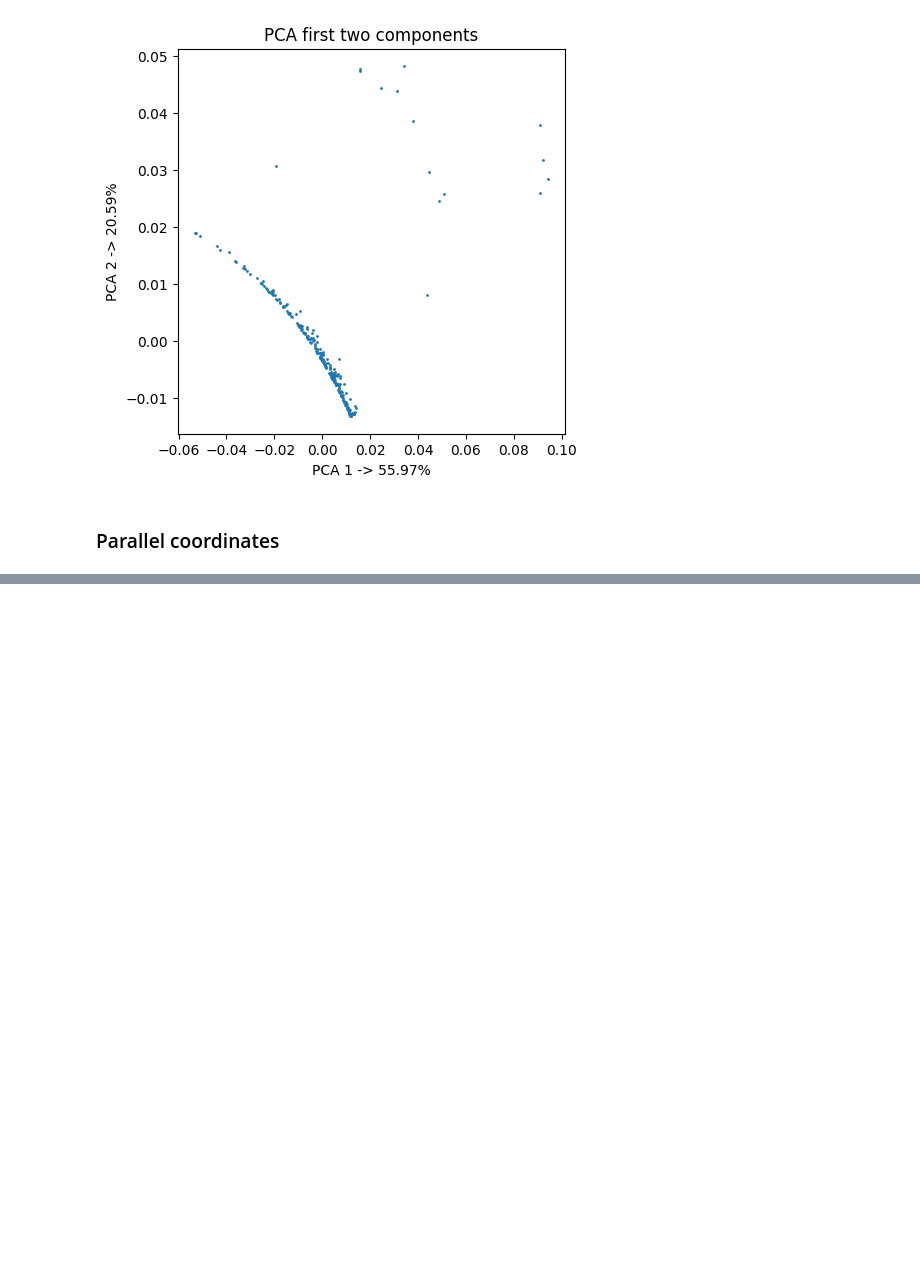
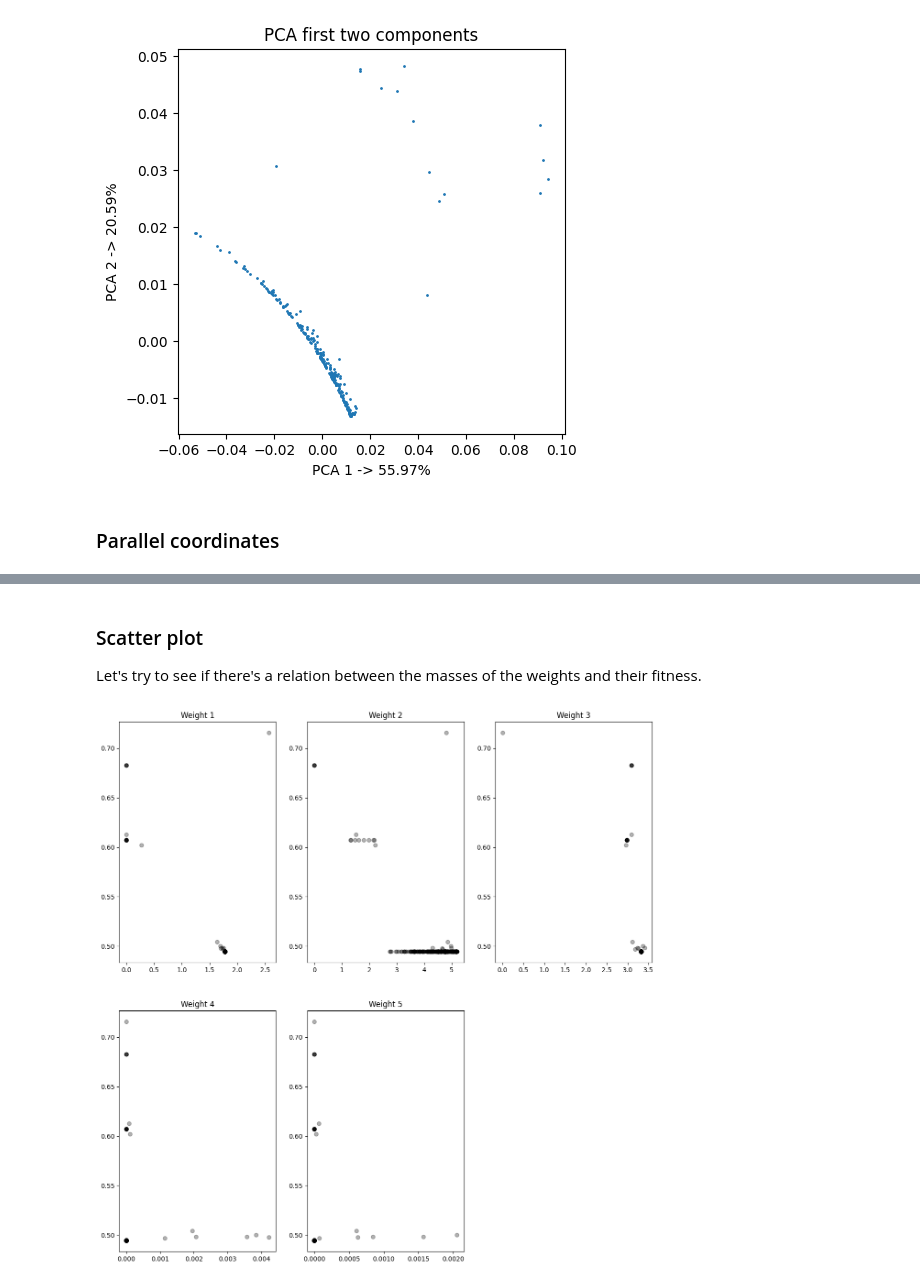
Before and after one commit to LuisR-jpg/Artificial-Intelligence---UP, a Jupyter notebook: Courses and Miscellaneous/Research/Analysis.ipynb, the cells around one changed output, grey strips where cells are left out. Cells and saved outputs as stored; diff of their text form; code cells hidden in the pictures; blank space fills up the shorter version.

```diff
--- a/Courses and Miscellaneous/Research/Analysis.ipynb
+++ b/Courses and Miscellaneous/Research/Analysis.ipynb
@@ -181,0 +165,12 @@ Try scatter to see how good the result with respect to masses
+# %% [markdown]
+### Scatter plot
+
+Let's try to see if there's a relation between the masses of the weights and their fitness.
+# %%
+fig = plt.figure(figsize =(15, 15))
+for i in range(nWeights):
+    plt.subplot(2, 3, i + 1)
+    plt.title("Weight " + str(i + 1))
+    plt.scatter(masses[:, i], fitness, alpha = 0.3, color = '0')
+# %% [output]
+[figure, added]
```
Also changed, not shown: parts of 14 cells of this notebook.
